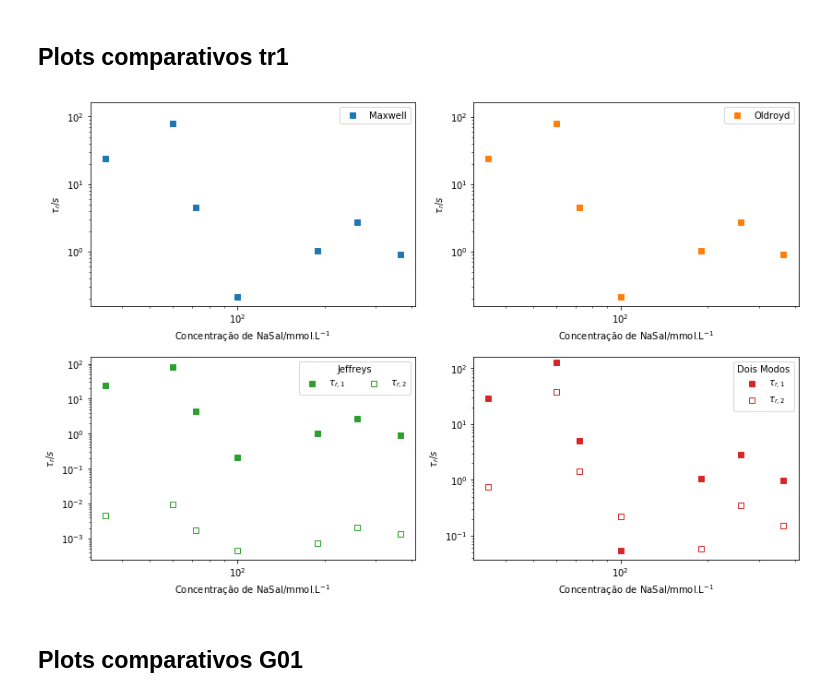
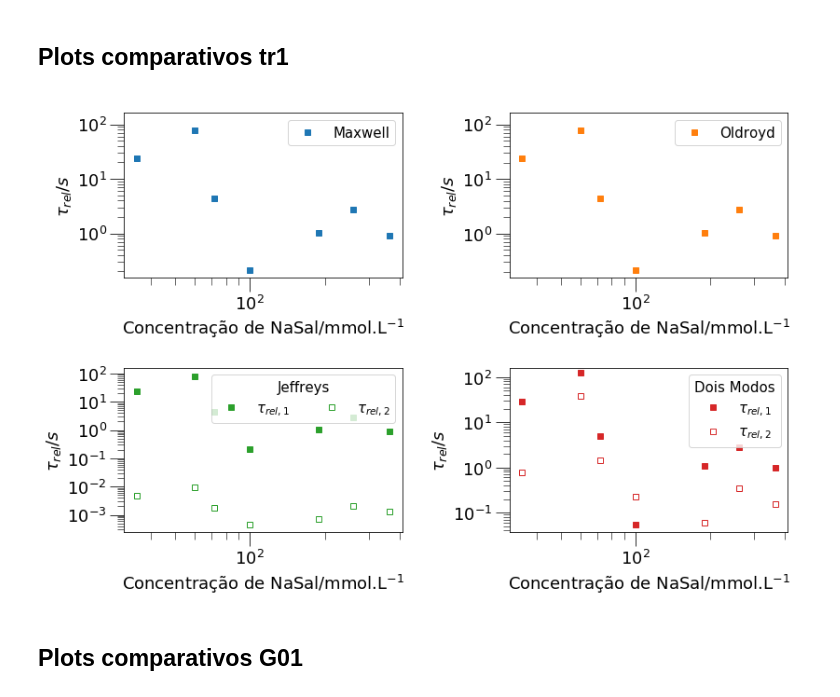
Before and after one commit to KarlClinckspoor/Tese, a Jupyter notebook: imagens/notebooks/dados experimentais/reologia_oscilatórios/água detalhado/Plots e ajustes - Água.ipynb, the cells around one changed output. Cells and saved outputs as stored; diff of their text form; code cells hidden in the pictures.

```diff
--- a/imagens/notebooks/dados experimentais/reologia_oscilatórios/água detalhado/Plots e ajustes - Água.ipynb
+++ b/imagens/notebooks/dados experimentais/reologia_oscilatórios/água detalhado/Plots e ajustes - Água.ipynb
@@ -200,6 +200,7 @@ lines_g1 = []
 lines_g2 = []
 cs = []
 cores = plt.cm.plasma(np.arange(0, len(fbons)) / (len(fbons) + 2))
+mpl.rcParams.update({'font.size': 14, 'text.usetex':False})
 
 padrao_osc = {'linewidth':0, 'marker':'s', 'markersize':5}
 find_conc = re.compile(r'\d\d\d?')
@@ -665,9 +666,6 @@ resultados_tm = []
 with open('ajuste_tm.csv', 'w') as fhand:
     fhand.write('c;pto_final;g01;g01err;tr1;tr1err;g02;g02err;tr2;tr2err;R2;R2lin\n')
 
-for file in fbons:
-    temp_pd = pd.read_csv(file, encoding='utf8', delimiter=';', decimal=',')
-    files_pd.append(temp_pd)
 
 for i, file in enumerate(fbons):
 
@@ -765,6 +763,9 @@ for i, file in enumerate(fbons):
                                  [G01_fit.stderr, tr1_fit.stderr, G02_fit.stderr, tr2_fit.stderr],
                                 R2, R2lin)
     resultados_tm.append(resultado)
+
+    if c == '35':
+        fig.savefig(r'../../../../reologia/ajuste_TM_35.pdf')
 # %% [output]
 [figure]
 [figure]
@@ -931,37 +932,45 @@ Index(['c', 'pto_final', 'g01', 'g01err', 'tr1', 'tr1err', 'g02', 'g02err',
 # %% [markdown]
 ## Plots comparativos tr1
 # %%
+mpl.rcParams.update({'font.size': 18, 'text.usetex':False})
+
 fig, ax = plt.subplots(2, 2, figsize=(9*1.3, 6*1.3))
 alpha=1
 ax = ax.flatten()
 ax[0].plot(df_max['c'], df_max['tr'], linewidth=0, color='C0', marker='s', label='Maxwell', alpha=alpha)
 ax[1].plot(df_old['c'], df_old['tr'], linewidth=0, color='C1', marker='s', label='Oldroyd', alpha=alpha)
 ax[2].plot(df_jeff['c'], df_jeff['tr1'], linewidth=0, color='C2', marker='s',
-           label=r'$\tau_{r,1}$', alpha=alpha)
+           label=r'$\tau_{rel,1}$', alpha=alpha)
 ax[2].plot(df_jeff['c'], df_jeff['tr2'], linewidth=0, color='C2', marker='s',
-           label=r'$\tau_{r,2}$', alpha=alpha, mfc='w')
-ax[3].plot(df_tm['c'], df_tm['tr1'], linewidth=0, color='C3', marker='s', label=r'$\tau_{r,1}$', alpha=alpha)
+           label=r'$\tau_{rel,2}$', alpha=alpha, mfc='w')
+ax[3].plot(df_tm['c'], df_tm['tr1'], linewidth=0, color='C3', marker='s', label=r'$\tau_{rel,1}$', alpha=alpha)
 ax[3].plot(df_tm['c'], df_tm['tr2'], linewidth=0, color='C3', marker='s',
-           label=r'$\tau_{r,2}$', alpha=alpha, mfc='w')
+           label=r'$\tau_{rel,2}$', alpha=alpha, mfc='w')
 
 max_prop = max([i.get_ylim()[1] for i in ax])
 min_prop = min([i.get_ylim()[0] for i in ax])
 
 for i in ax:
-    i.set(xscale='log', yscale='log', ylabel=r'$\tau_r/s$',
+    i.set(xscale='log', yscale='log', ylabel=r'$\tau_{rel}/s$',
           xlabel=r'Concentração de NaSal/mmol.L$^{-1}$')
     i.set_ylim(top=max_prop*1.2) #, bottom=10**min_prop)
-    i.legend()
+    i.legend(title_fontsize='small', fontsize='small')
+    i.tick_params(which='major', length=15)
+    i.tick_params(which='minor', length=7.5)
+
 
 #fig.suptitle(r'$\tau_r$')
 
-ax[3].legend(loc='upper right', title='Dois Modos')
-ax[2].legend(loc='upper right', title='Jeffreys', ncol=2)
+ax[3].legend(loc='upper right', title='Dois Modos', title_fontsize='small', fontsize='small' )
+ax[2].legend(loc='upper right', title='Jeffreys', title_fontsize='small', fontsize='small',
+            ncol=2)
 fig.set_tight_layout(True)
 
 fig.savefig(r'../../../../reologia/oscilatório_agua_tr.pdf')
+
+mpl.rcParams.update({'font.size': 14, 'text.usetex':False})
 # %% [output]
-[figure, old version]
+[figure, new version]
 # %% [markdown]
 ## Plots comparativos G01
 # %%
```
Also changed, not shown: 8 other files.
